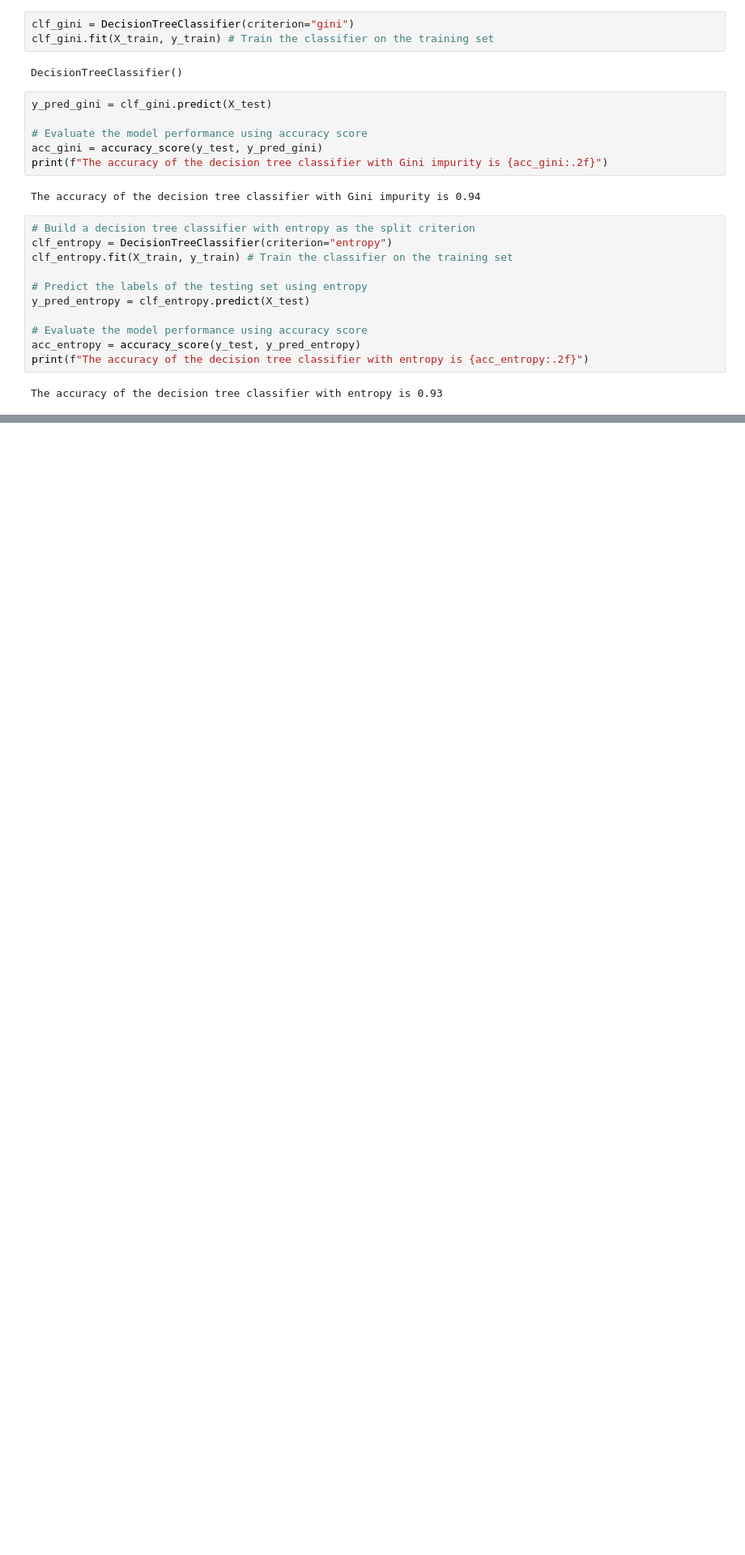
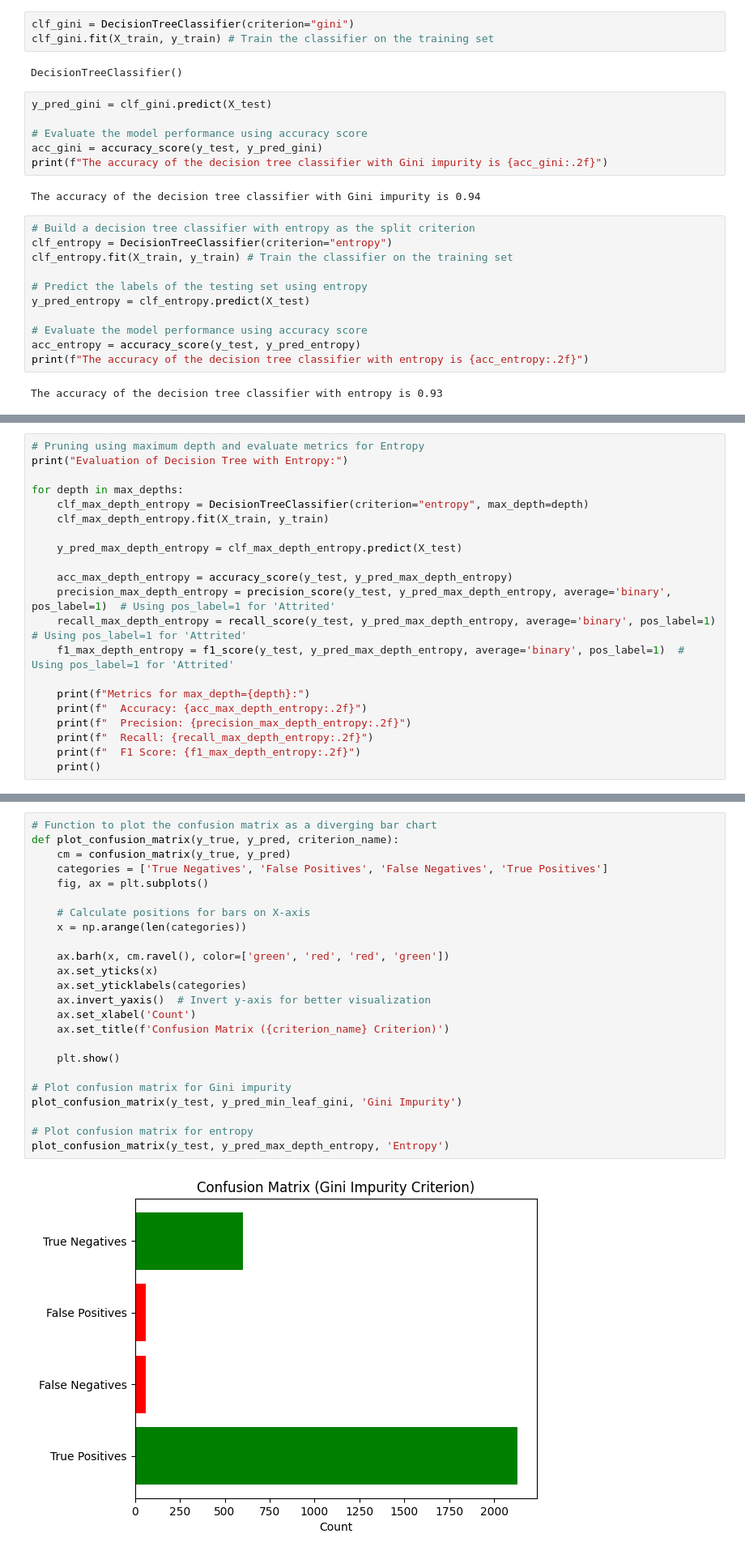
Before and after one commit to sanjayi2000/MachineLearning, a Jupyter notebook: 2348552_Lab7.ipynb, the cells around one changed output, grey strips where cells are left out. Shown: that part at 81% size. Saved outputs shown, nothing was run; the diff lists cells and outputs as text; blank space fills up the shorter version.

```diff
--- a/2348552_Lab7.ipynb
+++ b/2348552_Lab7.ipynb
@@ -189,0 +295,21 @@ NameError: ignored
+# %%
+# Pruning using maximum depth and evaluate metrics for Entropy
+print("Evaluation of Decision Tree with Entropy:")
+
+for depth in max_depths:
+    clf_max_depth_entropy = DecisionTreeClassifier(criterion="entropy", max_depth=depth)
+    clf_max_depth_entropy.fit(X_train, y_train)
+
+    y_pred_max_depth_entropy = clf_max_depth_entropy.predict(X_test)
+
+    acc_max_depth_entropy = accuracy_score(y_test, y_pred_max_depth_entropy)
+    precision_max_depth_entropy = precision_score(y_test, y_pred_max_depth_entropy, average='binary', pos_label=1)  # Using pos_label=1 for 'Attrited'
+    recall_max_depth_entropy = recall_score(y_test, y_pred_max_depth_entropy, average='binary', pos_label=1)  # Using pos_label=1 for 'Attrited'
+    f1_max_depth_entropy = f1_score(y_test, y_pred_max_depth_entropy, average='binary', pos_label=1)  # Using pos_label=1 for 'Attrited'
+
+    print(f"Metrics for max_depth={depth}:")
+    print(f"  Accuracy: {acc_max_depth_entropy:.2f}")
+    print(f"  Precision: {precision_max_depth_entropy:.2f}")
+    print(f"  Recall: {recall_max_depth_entropy:.2f}")
+    print(f"  F1 Score: {f1_max_depth_entropy:.2f}")
+    print()
@@ -189,0 +334,26 @@ NameError: ignored
+# %%
+# Function to plot the confusion matrix as a diverging bar chart
+def plot_confusion_matrix(y_true, y_pred, criterion_name):
+    cm = confusion_matrix(y_true, y_pred)
+    categories = ['True Negatives', 'False Positives', 'False Negatives', 'True Positives']
+    fig, ax = plt.subplots()
+
+    # Calculate positions for bars on X-axis
+    x = np.arange(len(categories))
+
+    ax.barh(x, cm.ravel(), color=['green', 'red', 'red', 'green'])
+    ax.set_yticks(x)
+    ax.set_yticklabels(categories)
+    ax.invert_yaxis()  # Invert y-axis for better visualization
+    ax.set_xlabel('Count')
+    ax.set_title(f'Confusion Matrix ({criterion_name} Criterion)')
+
+    plt.show()
+
+# Plot confusion matrix for Gini impurity
+plot_confusion_matrix(y_test, y_pred_min_leaf_gini, 'Gini Impurity')
+
+# Plot confusion matrix for entropy
+plot_confusion_matrix(y_test, y_pred_max_depth_entropy, 'Entropy')
+# %% [output]
+[figure, added]
```
Also changed, not shown: parts of 13 cells of this notebook.
